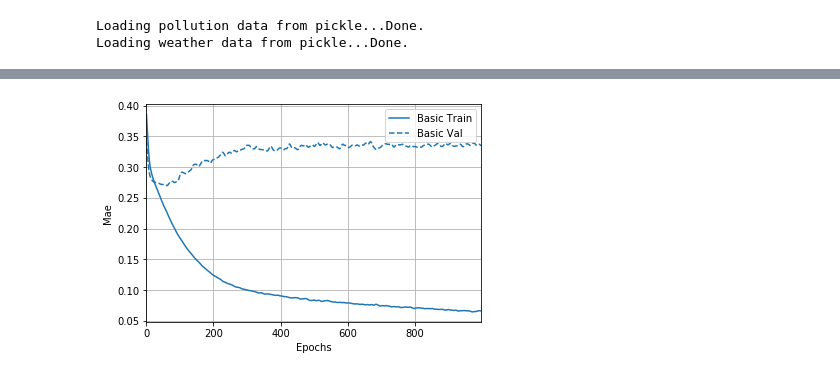
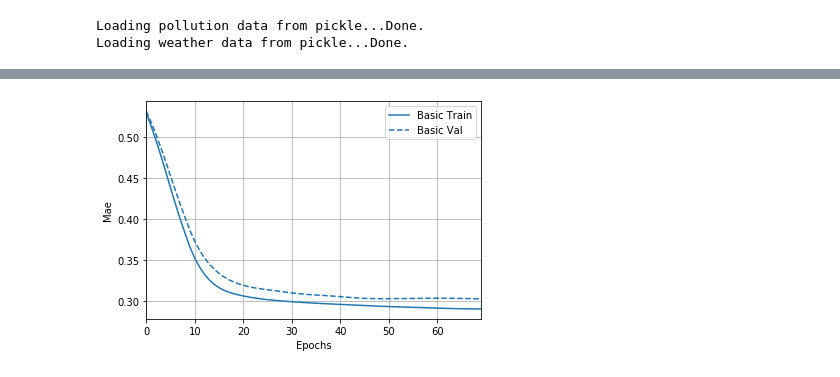
Before and after one commit to anzu7346/CSCI4622_EPA_Atmo, a Jupyter notebook: code/Untitled3.ipynb, the cells around one changed output, grey strips where cells are left out. Drawn from its saved outputs; the diff is of its cells as text; code cells hidden in the pictures.

```diff
--- a/code/Untitled3.ipynb
+++ b/code/Untitled3.ipynb
@@ -388,0 +471,3 @@ y_train.shape
+# %%
+X_train, y_train, X_test, y_test = poll_data.get_mixup()
+X_train_mixup, y_train_mixup, X_test, y_test = poll_data.get_mixup()
@@ -448,0 +577,10 @@ Epoch: 900, loss:0.0148,  mae:0.0739,  mse:0.0148,  val_loss:0.4377,  val_mae:0.
+# %%
+early_stop = keras.callbacks.EarlyStopping(monitor='val_loss', patience=30)
+
+history_1 = model_1.fit(
+  X_train, y_train, epochs=EPOCHS, validation_data = (X_test, y_test), verbose=0,
+  callbacks=[early_stop, tfdocs.modeling.EpochDots()])
+
+history_2 = model_2.fit(
+  X_train_mixup, y_train_mixup, epochs=EPOCHS, validation_data = (X_test, y_test), verbose=0,
+  callbacks=[early_stop, tfdocs.modeling.EpochDots()])
@@ -448,0 +602,7 @@ Epoch: 900, loss:0.0148,  mae:0.0739,  mse:0.0148,  val_loss:0.4377,  val_mae:0.
+# %%
+model_3 = build_model_short()
+model_4 = build_model_long()
+# %%
+history_3 = model_3.fit(
+  X_train, y_train, epochs=EPOCHS, validation_data = (X_test, y_test), verbose=0,
+  callbacks=[early_stop, tfdocs.modeling.EpochDots()])
@@ -449,10 +621,5 @@ Epoch: 900, loss:0.0148,  mae:0.0739,  mse:0.0148,  val_loss:0.4377,  val_mae:0.
 # %%
-hist = pd.DataFrame(history.history)
-hist['epoch'] = history.epoch
-
 plotter = tfdocs.plots.HistoryPlotter(smoothing_std=2)
-plotter.plot({'Basic': history}, metric = "mae")
-#plt.ylim([0, 10])
-#plt.ylabel('MAE [MPG]')
+plotter.plot({'Basic': history_3}, metric = "mae")
 # %% [output]
-[figure, old version]
+[figure, new version]
```
Also changed, not shown: parts of 21 cells of this notebook.
